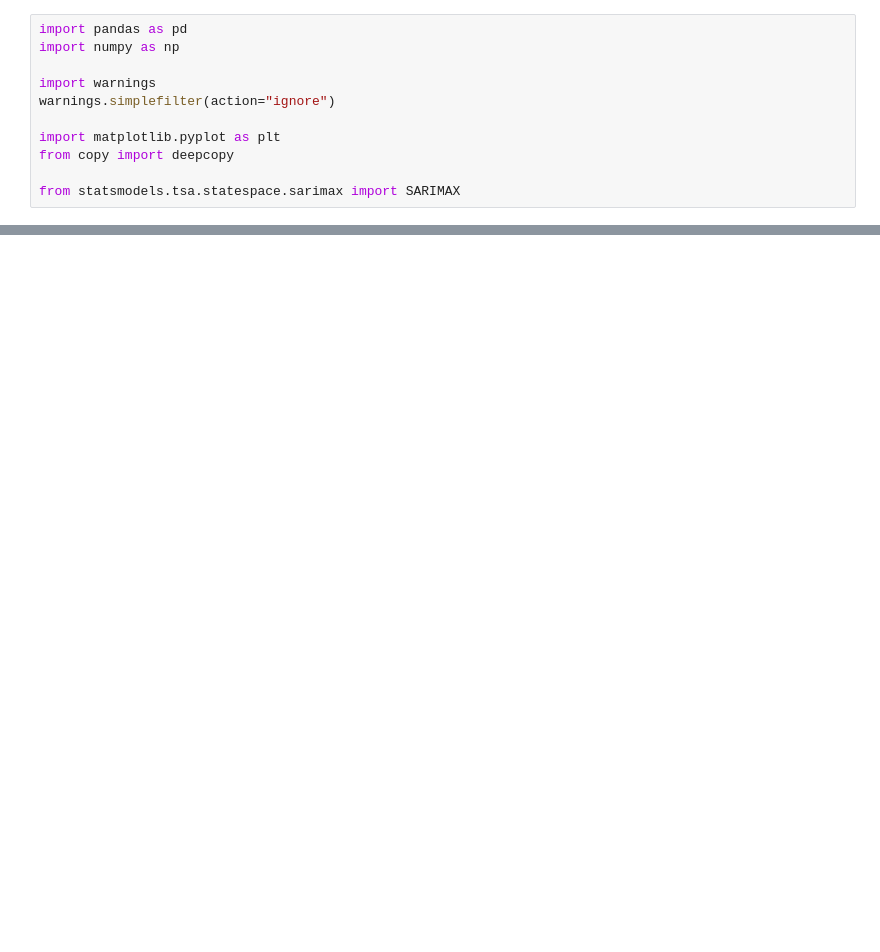
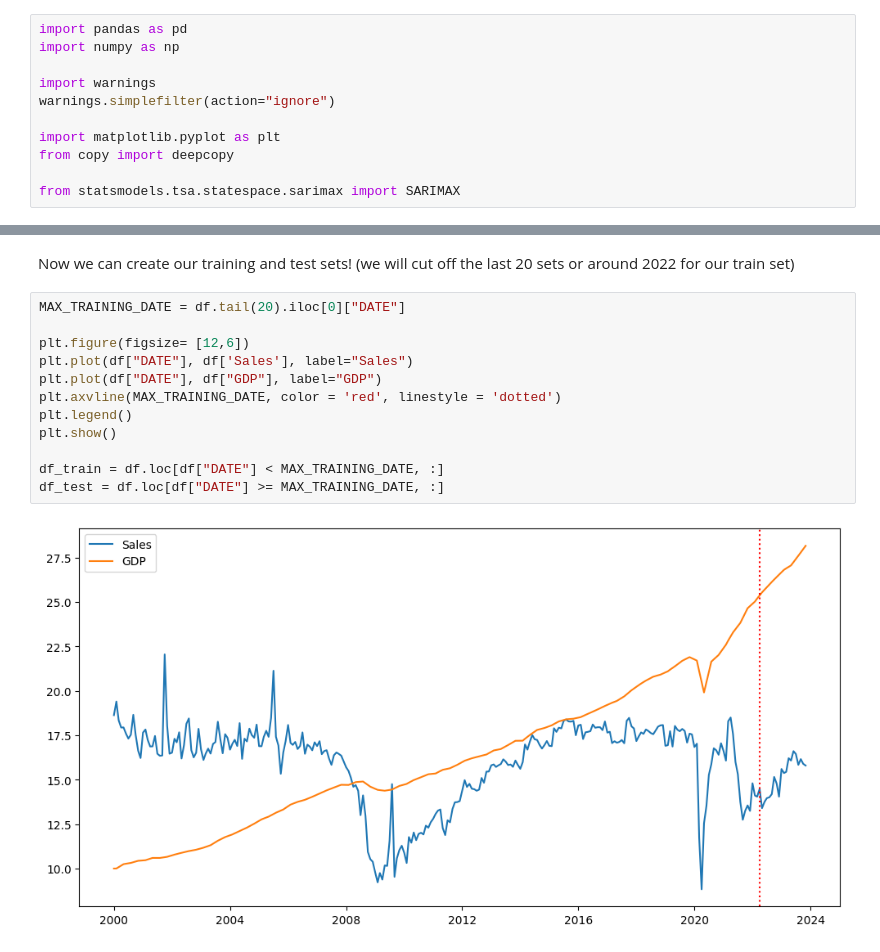
Before and after one commit to Waterfountain10/Microsoft-Stock-Prediction, a Jupyter notebook: ARIMA modeling-1.ipynb, the cells around one changed output, grey strips where cells are left out. Saved outputs shown, nothing was run; the diff lists cells and outputs as text; blank space fills up the shorter version.

```diff
--- a/ARIMA modeling-1.ipynb
+++ b/ARIMA modeling-1.ipynb
@@ -23,0 +107,16 @@ plt.show()
+# %% [markdown]
+Now we can create our training and test sets! (we will cut off the last 20 sets or around 2022 for our train set)
+# %%
+MAX_TRAINING_DATE = df.tail(20).iloc[0]["DATE"]
+
+plt.figure(figsize= [12,6])
+plt.plot(df["DATE"], df['Sales'], label="Sales")
+plt.plot(df["DATE"], df["GDP"], label="GDP")
+plt.axvline(MAX_TRAINING_DATE, color = 'red', linestyle = 'dotted')
+plt.legend()
+plt.show()
+
+df_train = df.loc[df["DATE"] < MAX_TRAINING_DATE, :]
+df_test = df.loc[df["DATE"] >= MAX_TRAINING_DATE, :]
+# %% [output]
+[figure, added]
```
Also changed, not shown: parts of 12 cells of this notebook.
